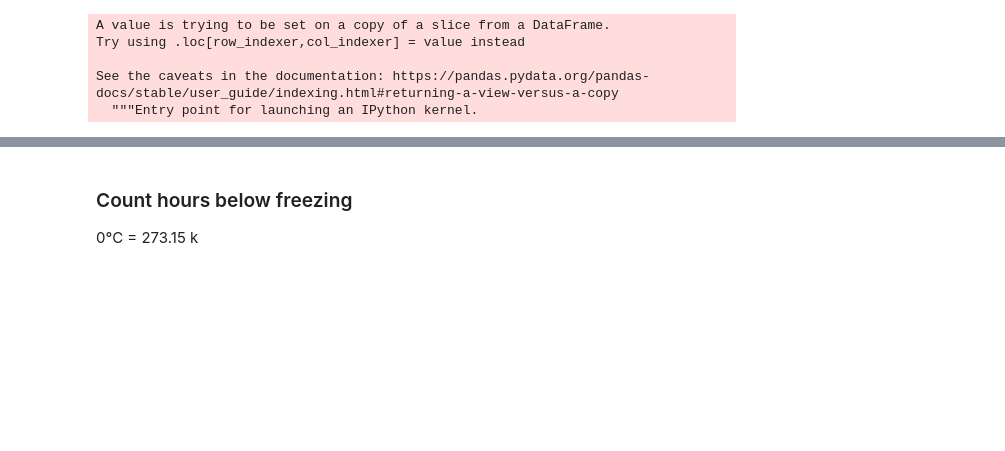
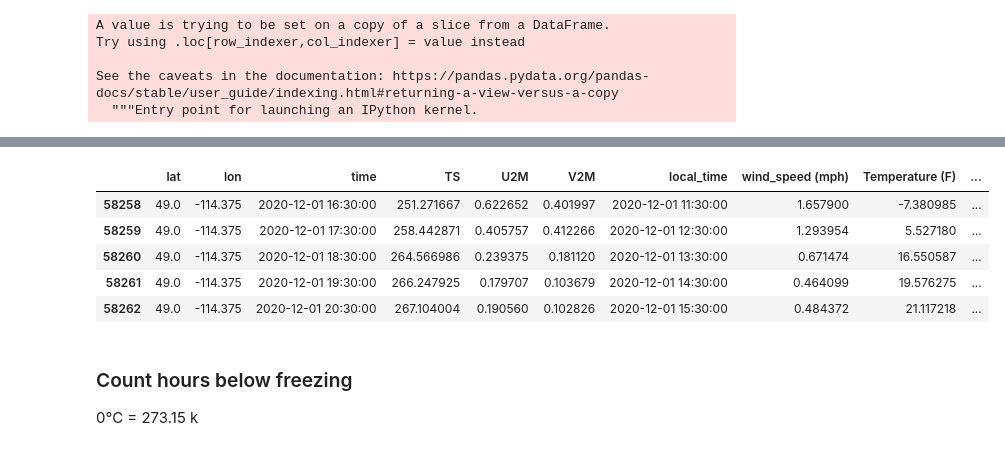
Before and after one commit to Harris-2020-Grad-Side-Projects/US-schoolday-temperatures, a Jupyter notebook: Read_MERRA2.ipynb, the cells around one changed output, grey strips where cells are left out. Cells and saved outputs as stored; diff of their text form; code cells hidden in the pictures; blank space fills up the shorter version.

```diff
--- a/Read_MERRA2.ipynb
+++ b/Read_MERRA2.ipynb
@@ -378,3 +423,12 @@ for i, v in enumerate(pst_df['TS']):
+# %%
+pst_df.tail()
+# %% [output]
+|  | lat | lon | time | TS | U2M | V2M | local_time | wind_speed (mph) | Temperature (F) | ... |
+| 58258 | 49.0 | -114.375 | 2020-12-01 16:30:00 | 251.271667 | 0.622652 | 0.401997 | 2020-12-01 11:30:00 | 1.657900 | -7.380985 | ... |
+| 58259 | 49.0 | -114.375 | 2020-12-01 17:30:00 | 258.442871 | 0.405757 | 0.412266 | 2020-12-01 12:30:00 | 1.293954 | 5.527180 | ... |
+| 58260 | 49.0 | -114.375 | 2020-12-01 18:30:00 | 264.566986 | 0.239375 | 0.181120 | 2020-12-01 13:30:00 | 0.671474 | 16.550587 | ... |
+| 58261 | 49.0 | -114.375 | 2020-12-01 19:30:00 | 266.247925 | 0.179707 | 0.103679 | 2020-12-01 14:30:00 | 0.464099 | 19.576275 | ... |
+| 58262 | 49.0 | -114.375 | 2020-12-01 20:30:00 | 267.104004 | 0.190560 | 0.102826 | 2020-12-01 15:30:00 | 0.484372 | 21.117218 | ... |
 # %% [markdown]
 ### Count hours below freezing
 0°C = 273.15 k
```
Also changed, not shown: parts of 22 cells of this notebook, 1 other file.
